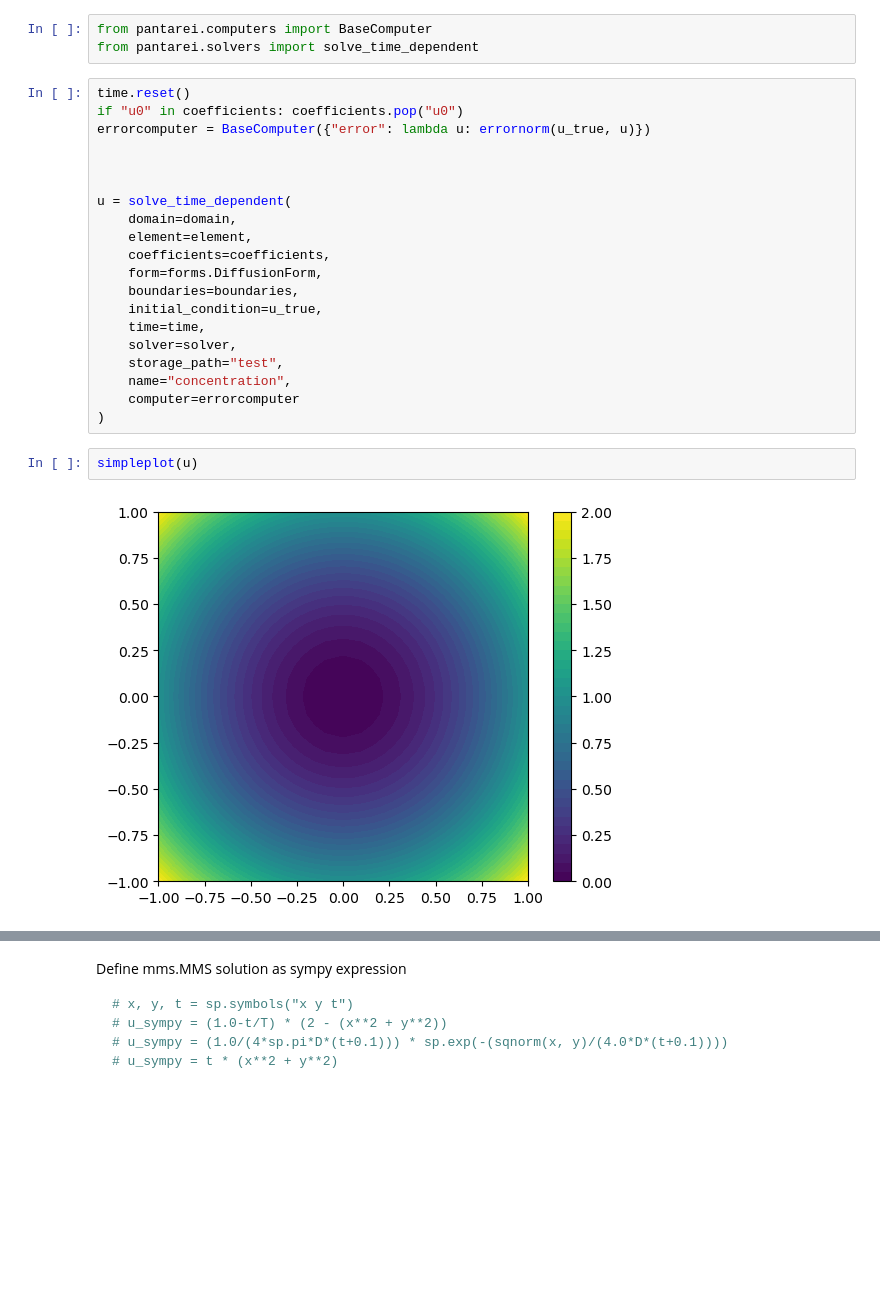
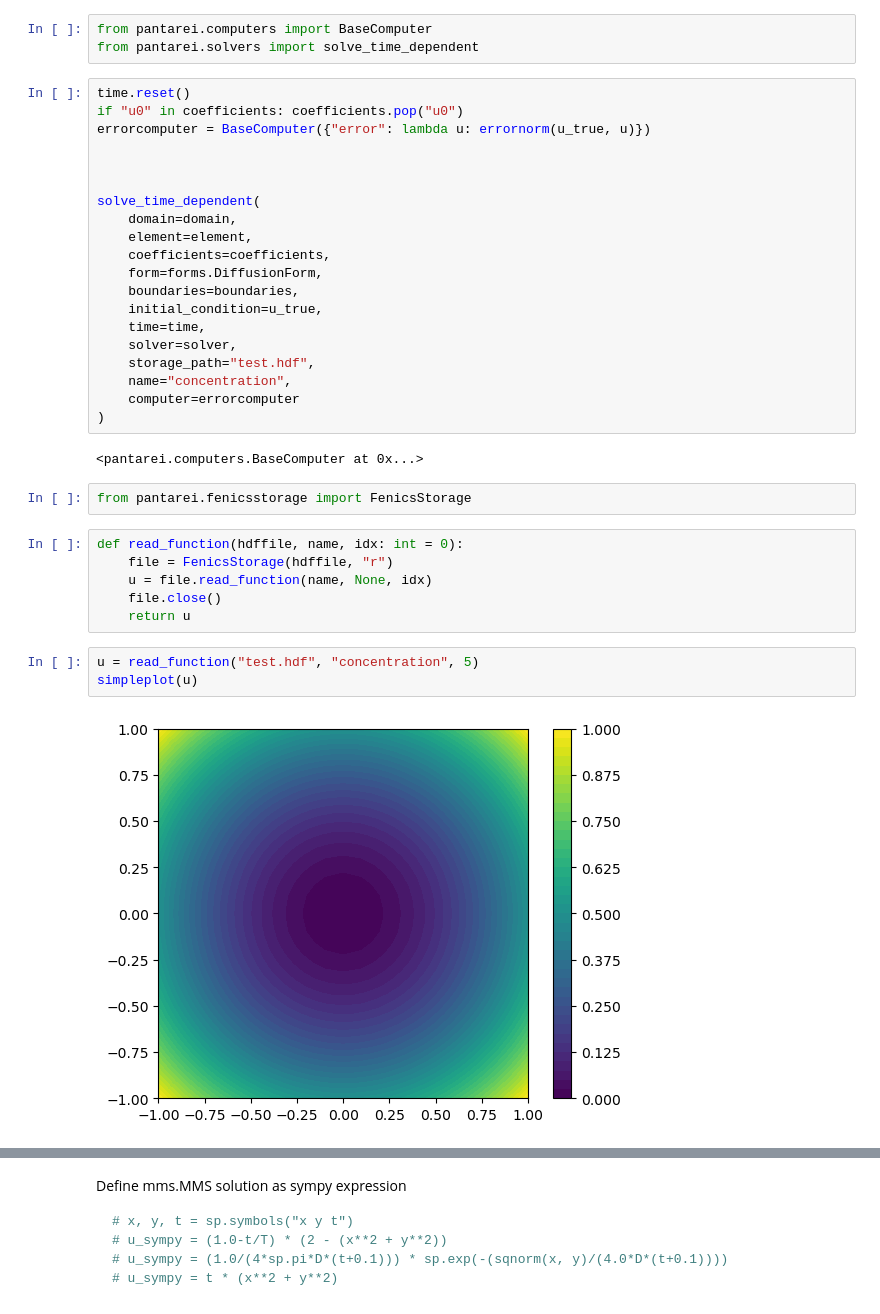
Before and after one commit to jorgenriseth/pantarei, a Jupyter notebook: notebooks/ReFrameWork.ipynb, the cells around one changed output, grey strips where cells are left out. Drawn from its saved outputs; the diff is of its cells as text; blank space fills up the shorter version.

Commit message:
Verified functioning notebooks with new status

```diff
--- a/notebooks/ReFrameWork.ipynb
+++ b/notebooks/ReFrameWork.ipynb
@@ -303,7 +302,7 @@ errorcomputer = BaseComputer({"error": lambda u: errornorm(u_true, u)})
 
 
 
-u = solve_time_dependent(
+solve_time_dependent(
     domain=domain,
     element=element,
     coefficients=coefficients,
@@ -312,12 +311,23 @@ u = solve_time_dependent(
     initial_condition=u_true,
     time=time,
     solver=solver,
-    storage_path="test",
+    storage_path="test.hdf",
     name="concentration",
     computer=errorcomputer
 )
+# %% [output]
+<pantarei.computers.BaseComputer at 0x...>
+# %%
+from pantarei.fenicsstorage import FenicsStorage
+# %%
+def read_function(hdffile, name, idx: int = 0):
+    file = FenicsStorage(hdffile, "r")
+    u = file.read_function(name, None, idx)
+    file.close()
+    return u
 # %%
+u = read_function("test.hdf", "concentration", 5)
 simpleplot(u)
 # %% [output]
-[figure, old version]
+[figure, new version]
 # %%
```
Also changed, not shown: parts of 2 cells of this notebook, 5 other files.
